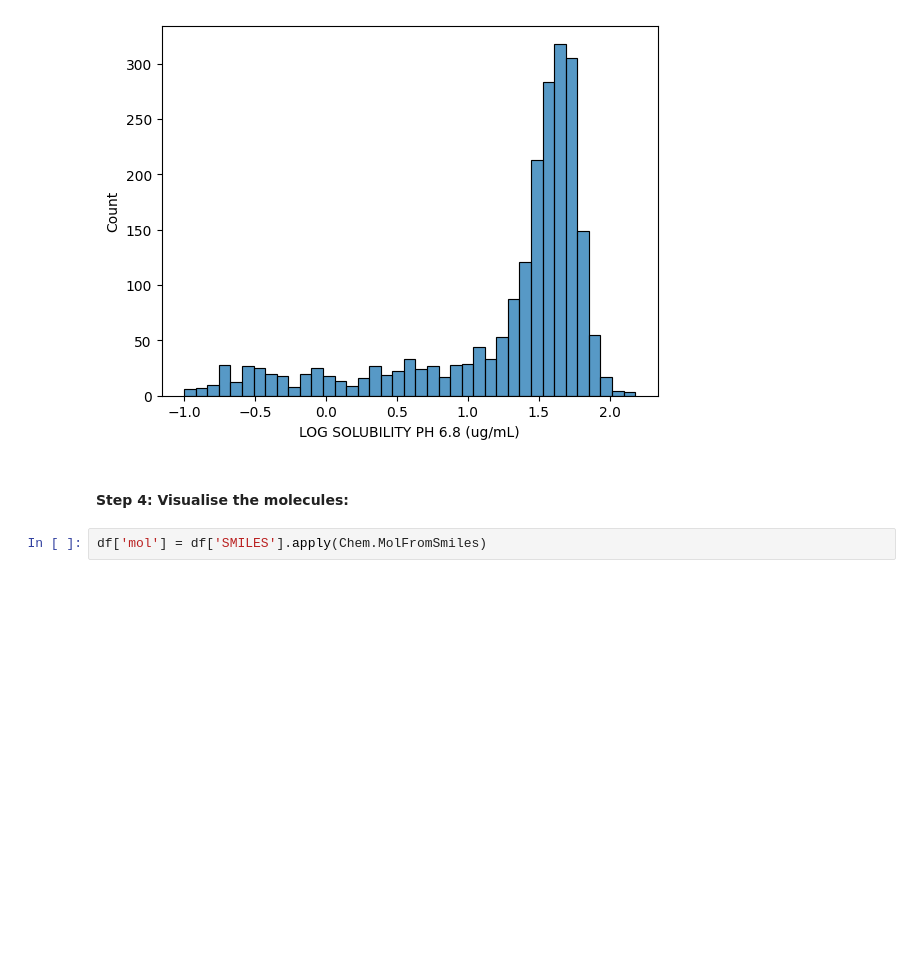
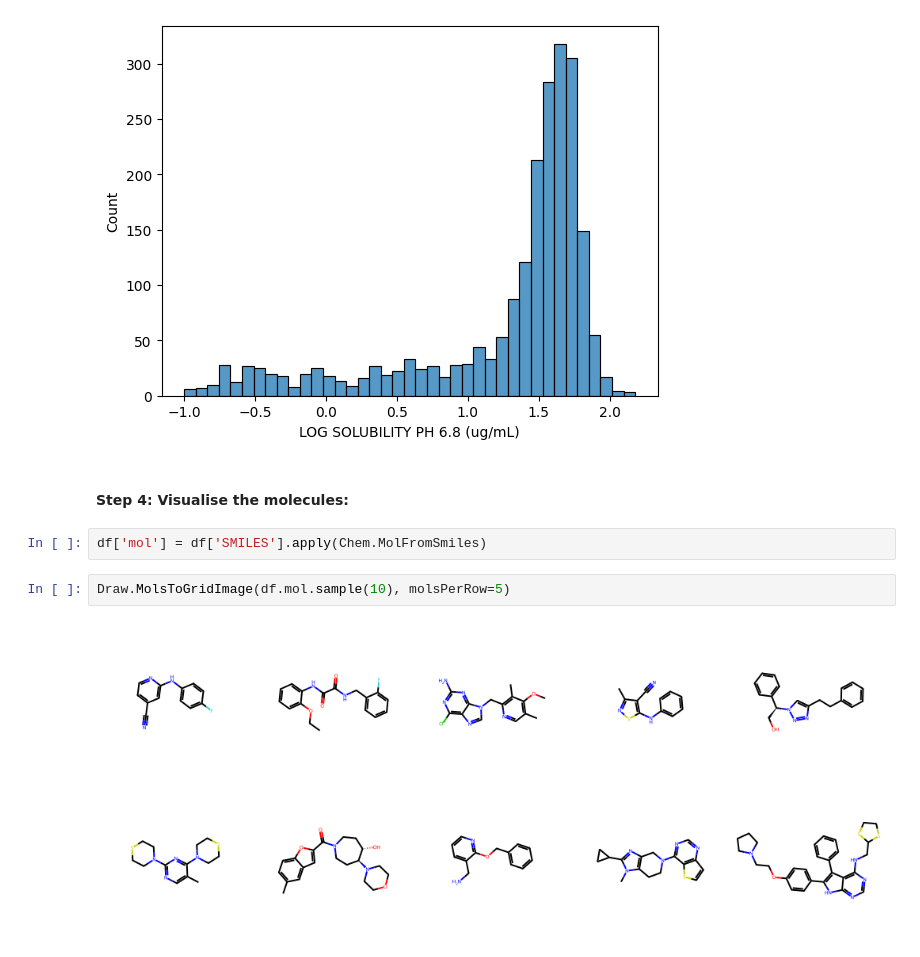
Before and after one commit to ganesh7shahane/predictive_ADMET_modelling, a Jupyter notebook: DataFrame_Visualisation_&_Analysis.ipynb, the cells around one changed output. Drawn from its saved outputs; the diff is of its cells as text; blank space fills up the shorter version.

Commit message:
draw molecules

```diff
--- a/DataFrame_Visualisation_&_Analysis.ipynb
+++ b/DataFrame_Visualisation_&_Analysis.ipynb
@@ -74,3 +74,7 @@ sns.histplot(df['LOG SOLUBILITY PH 6.8 (ug/mL)'])
 #### Step 4: Visualise the molecules:
 # %%
 df['mol'] = df['SMILES'].apply(Chem.MolFromSmiles)
+# %%
+Draw.MolsToGridImage(df.mol.sample(10), molsPerRow=5)
+# %% [output]
+[figure, added]
```
